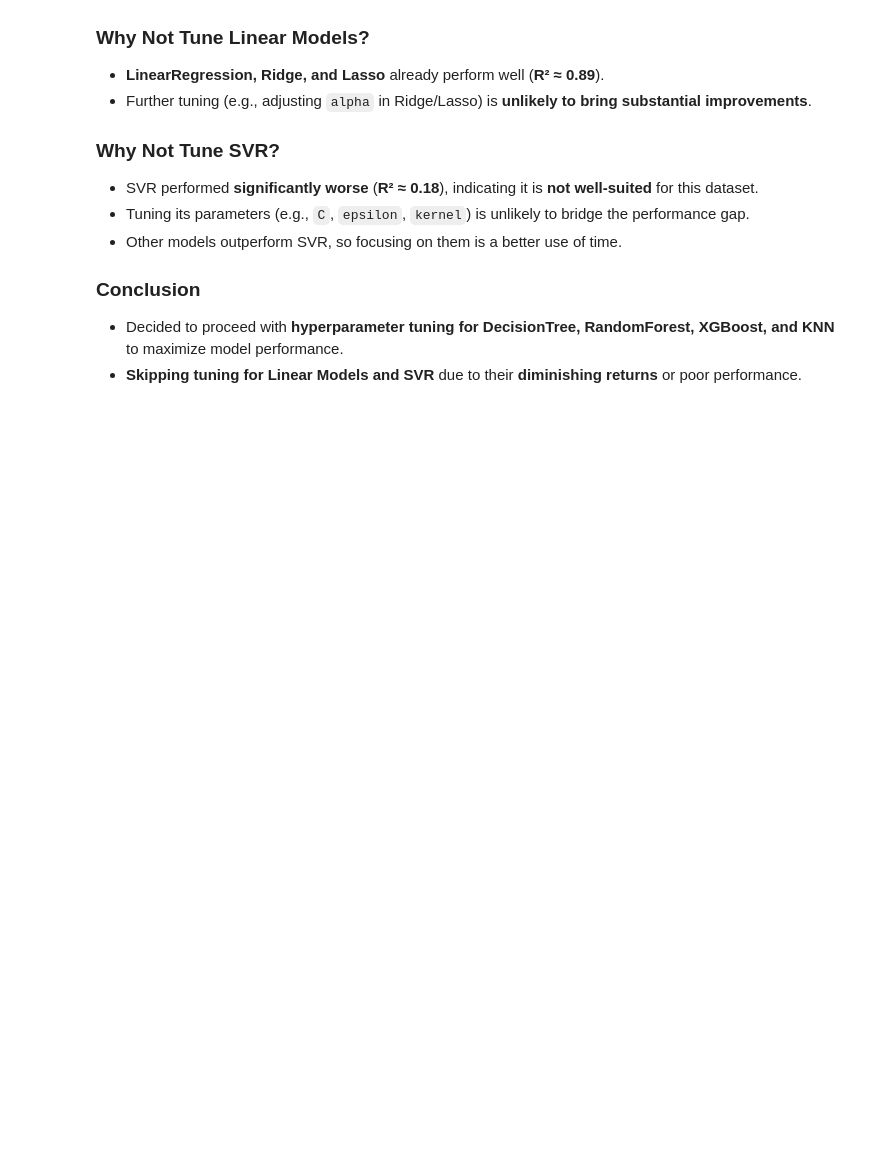
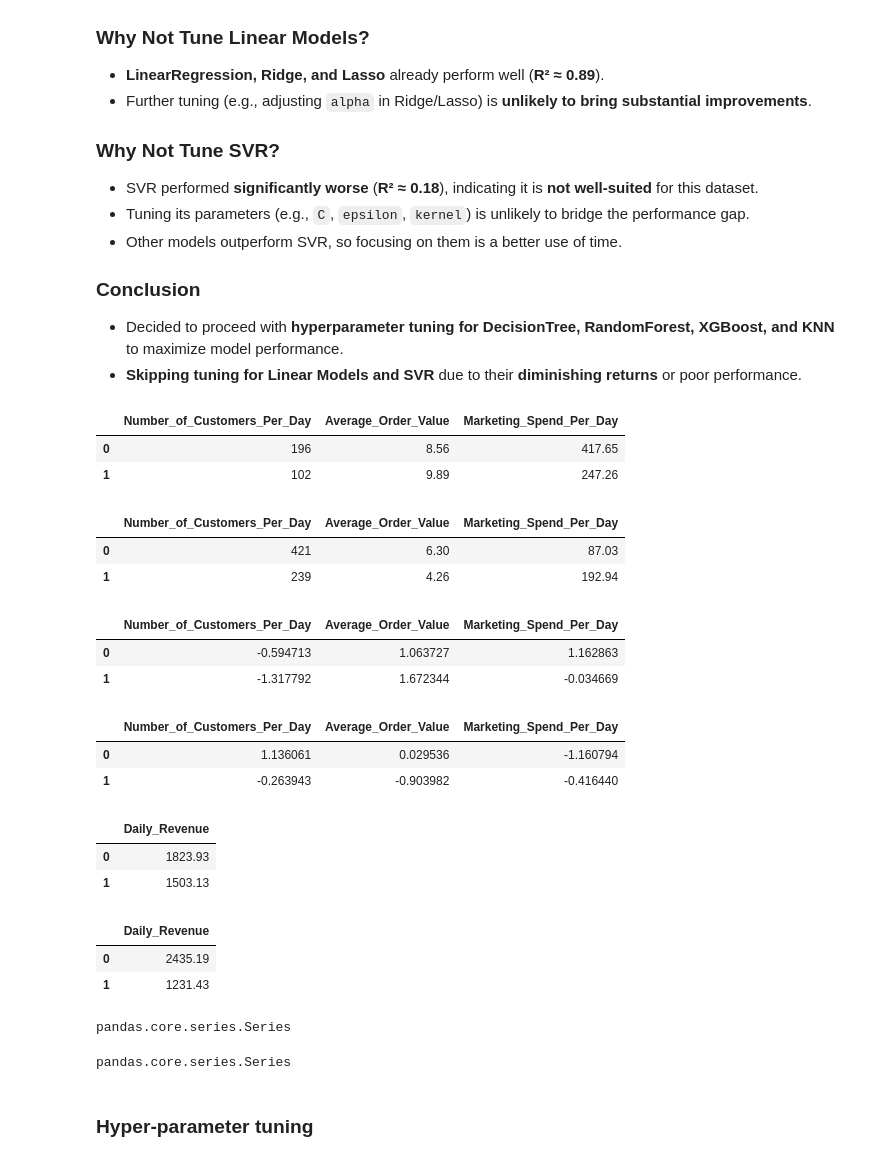
Before and after one commit to Bhushan8287/ML-project-ETL, a Jupyter notebook: notebook/MODEL_TRAINING.ipynb, the cells around one changed output. Cells and saved outputs as stored; diff of their text form; code cells hidden in the pictures; blank space fills up the shorter version.

```diff
--- a/notebook/MODEL_TRAINING.ipynb
+++ b/notebook/MODEL_TRAINING.ipynb
@@ -346,0 +346,43 @@ xtest_std_scaled.to_csv('xtest_scaled.csv', index=False)
+# %%
+xtrain_dropped = pd.read_csv("xtrain split_dropped_features.csv")
+xtest_dropped = pd.read_csv("xtest split_dropped_features.csv")
+xtrain_scaled = pd.read_csv("xtrain_scaled.csv")
+xtest_scaled = pd.read_csv("xtest_scaled.csv")
+ytrain = pd.read_csv('ytrain.csv')
+ytest = pd.read_csv('ytest.csv')
+# %%
+xtrain_dropped.head(2)
+# %% [output]
+|  | Number_of_Customers_Per_Day | Average_Order_Value | Marketing_Spend_Per_Day |
+| 0 | 196 | 8.56 | 417.65 |
+| 1 | 102 | 9.89 | 247.26 |
+# %%
+xtest_dropped.head(2)
+# %% [output]
+|  | Number_of_Customers_Per_Day | Average_Order_Value | Marketing_Spend_Per_Day |
+| 0 | 421 | 6.30 | 87.03 |
+| 1 | 239 | 4.26 | 192.94 |
+# %%
+xtrain_scaled.head(2)
+# %% [output]
+|  | Number_of_Customers_Per_Day | Average_Order_Value | Marketing_Spend_Per_Day |
+| 0 | -0.594713 | 1.063727 | 1.162863 |
+| 1 | -1.317792 | 1.672344 | -0.034669 |
+# %%
+xtest_scaled.head(2)
+# %% [output]
+|  | Number_of_Customers_Per_Day | Average_Order_Value | Marketing_Spend_Per_Day |
+| 0 | 1.136061 | 0.029536 | -1.160794 |
+| 1 | -0.263943 | -0.903982 | -0.416440 |
+# %%
+ytrain.head(2)
+# %% [output]
+|  | Daily_Revenue |
+| 0 | 1823.93 |
+| 1 | 1503.13 |
+# %%
+ytest.head(2)
+# %% [output]
+|  | Daily_Revenue |
+| 0 | 2435.19 |
+| 1 | 1231.43 |
@@ -347,3 +392,11 @@ xtest_std_scaled.to_csv('xtest_scaled.csv', index=False)
+# %%
+type(ytrain)
+# %% [output]
+pandas.core.series.Series
+# %%
+type(ytest)
+# %% [output]
+pandas.core.series.Series
 # %%
 param_grid_dtree = {
     "max_depth": [3, 5, 10, 15, 20, None],
@@ -381 +439,3 @@ param_grid_knn = {
+# %% [markdown]
+### **Hyper-parameter tuning**
 # %%
```
Also changed, not shown: parts of 27 cells of this notebook.
